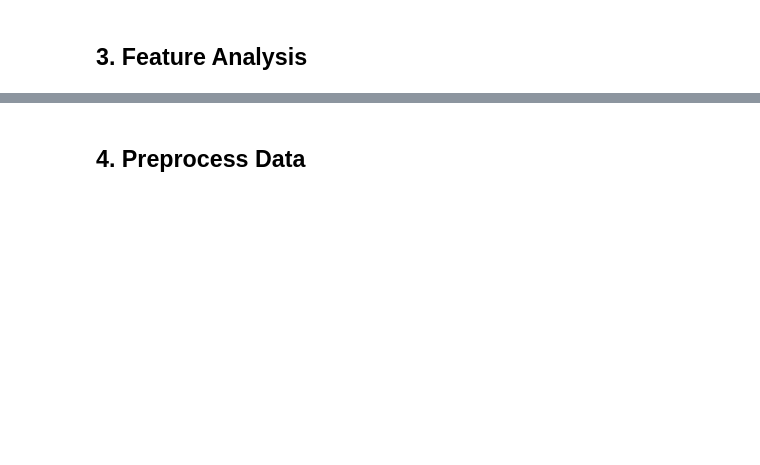
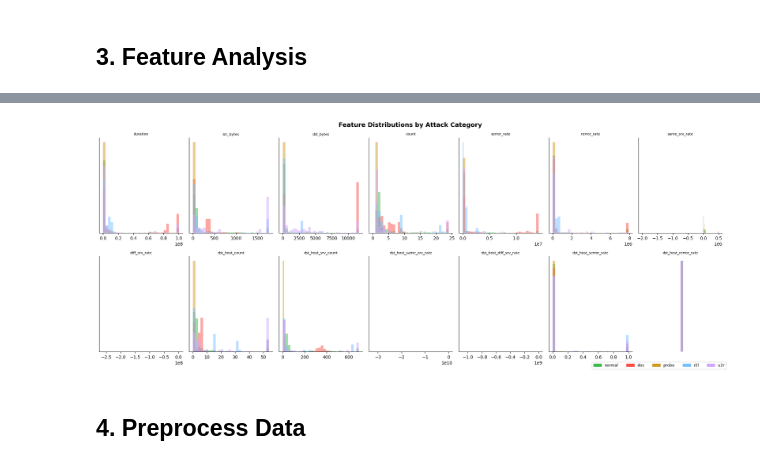
Before and after one commit to Silwalkg/AI-based-intrusion-detection-System, a Jupyter notebook: notebooks/IDS_Analysis.ipynb, the cells around one changed output, grey strips where cells are left out. Cells and saved outputs as stored; diff of their text form; code cells hidden in the pictures; blank space fills up the shorter version.

```diff
--- a/notebooks/IDS_Analysis.ipynb
+++ b/notebooks/IDS_Analysis.ipynb
@@ -83,24 +129,26 @@ feature_df.describe().round(2)
 # %%
 # Feature means per attack category
 fig, axes = plt.subplots(2, 7, figsize=(20, 8))
 axes = axes.flatten()
 
 for i, feat in enumerate(COMMON_FEATURES):
     ax = axes[i]
     for label, color in zip(['normal','dos','probe','r2l','u2r'], colors):
-        vals = combined[combined['label']==label][feat].clip(upper=combined[feat].quantile(0.95))
+        vals = combined[combined['label']==label][feat].astype(float).clip(upper=float(combined[feat].astype(float).quantile(0.95)))
         ax.hist(vals, bins=30, alpha=0.5, color=color, label=label, density=True)
     ax.set_title(feat, fontsize=8)
     ax.set_yticks([])
 
 axes[-1].axis('off')
 handles = [plt.Rectangle((0,0),1,1, color=c) for c in colors]
 fig.legend(handles, ['normal','dos','probe','r2l','u2r'],
            loc='lower right', ncol=5, fontsize=9)
 plt.suptitle('Feature Distributions by Attack Category', fontsize=14, fontweight='bold')
 plt.tight_layout()
 plt.savefig('../results/feature_distributions.png', dpi=150, bbox_inches='tight')
 plt.show()
+# %% [output]
+[figure, added]
 # %% [markdown]
 ## 4. Preprocess Data
 # %%
```
Also changed, not shown: parts of 11 cells of this notebook.
